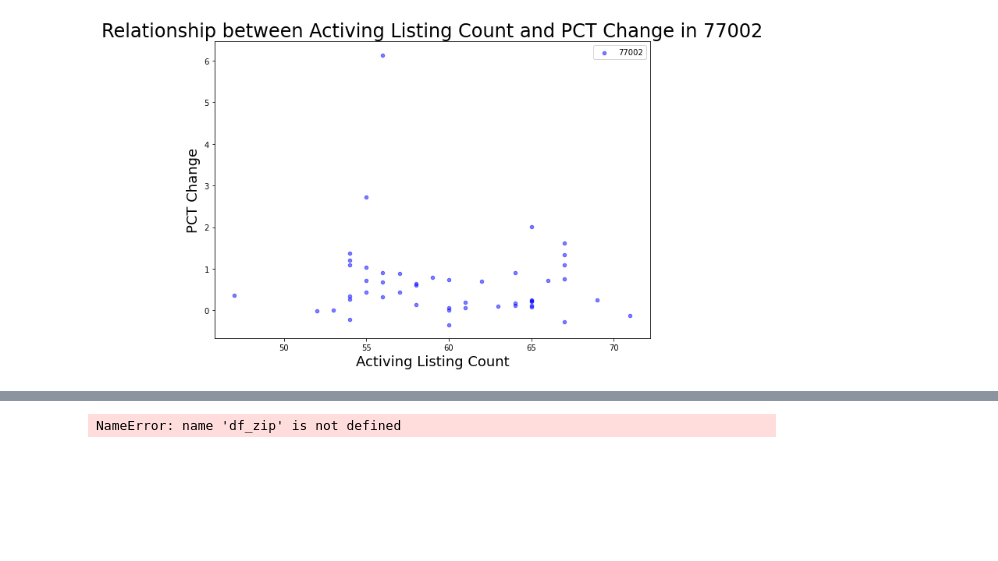
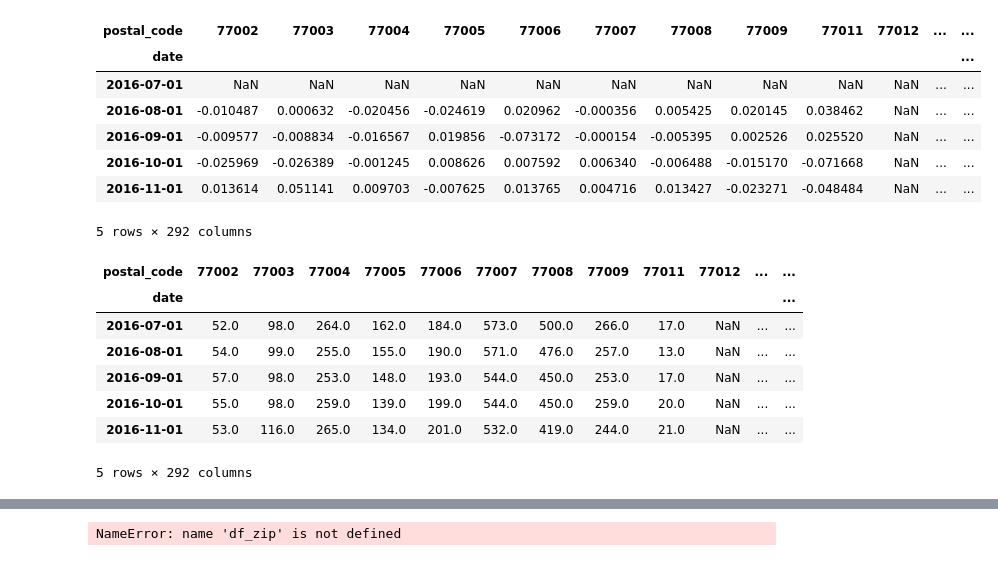
Before and after one commit to dovu93/Real_Estate_Investment_Identifier, a Jupyter notebook: Notebooks/Code_Analysis_Dennis.ipynb, the cells around one changed output, grey strips where cells are left out. Cells and saved outputs as stored; diff of their text form; code cells hidden in the pictures; blank space fills up the shorter version.

```diff
--- a/Notebooks/Code_Analysis_Dennis.ipynb
+++ b/Notebooks/Code_Analysis_Dennis.ipynb
@@ -20,4 +24,4 @@ KeyError: 'month_date_yyyymm'
 # %%
-pricing_data_df['pct_price_change'] = pricing_data_df['median_listing_price'].pct_change()
+pricing_data_df['pct_price_sqft_change'] = pricing_data_df['median_listing_price_per_square_feet'].pct_change()
 # %%
-pricing_data_df.dropna(inplace=True)
+pricing_data_df.index.rename('date', inplace=True)
@@ -42,8 +28,27 @@ pricing_data_df[pricing_data_df['postal_code'] == 77002].corr()
-# %%
-ax1 = pricing_data_df[pricing_data_df['postal_code'] == 77002].plot(kind='scatter', x='active_listing_count', y='pct_price_change', color='blue', alpha=0.5, figsize=(10, 7))
-plt.legend(labels=[77002])
-plt.title('Relationship between Activing Listing Count and PCT Change in 77002', size=24)
-plt.xlabel('Activing Listing Count', size=18)
-plt.ylabel('PCT Change', size=18);
-# %% [output]
-[figure, removed]
+# %%
+median_list_sqft_df = pd.pivot_table(pricing_data_df, index='date', columns = 'postal_code', values = 'median_listing_price_per_square_feet')
+# %%
+median_list_sqft_df_pct_change = median_list_sqft_df.pct_change()
+# %%
+median_list_sqft_df_pct_change.head()
+# %% [output]
+| postal_code | 77002 | 77003 | 77004 | 77005 | 77006 | 77007 | 77008 | 77009 | 77011 | 77012 | ... | ... |
+| date |  |  |  |  |  |  |  |  |  |  |  | ... |
+| 2016-07-01 | NaN | NaN | NaN | NaN | NaN | NaN | NaN | NaN | NaN | NaN | ... | ... |
+| 2016-08-01 | -0.010487 | 0.000632 | -0.020456 | -0.024619 | 0.020962 | -0.000356 | 0.005425 | 0.020145 | 0.038462 | NaN | ... | ... |
+| 2016-09-01 | -0.009577 | -0.008834 | -0.016567 | 0.019856 | -0.073172 | -0.000154 | -0.005395 | 0.002526 | 0.025520 | NaN | ... | ... |
+| 2016-10-01 | -0.025969 | -0.026389 | -0.001245 | 0.008626 | 0.007592 | 0.006340 | -0.006488 | -0.015170 | -0.071668 | NaN | ... | ... |
+| 2016-11-01 | 0.013614 | 0.051141 | 0.009703 | -0.007625 | 0.013765 | 0.004716 | 0.013427 | -0.023271 | -0.048484 | NaN | ... | ... |
+5 rows × 292 columns
+# %%
+active_listings_df = pd.pivot_table(pricing_data_df, index='date', columns = 'postal_code', values = 'active_listing_count')
+active_listings_df.head()
+# %% [output]
+| postal_code | 77002 | 77003 | 77004 | 77005 | 77006 | 77007 | 77008 | 77009 | 77011 | 77012 | ... | ... |
+| date |  |  |  |  |  |  |  |  |  |  |  | ... |
+| 2016-07-01 | 52.0 | 98.0 | 264.0 | 162.0 | 184.0 | 573.0 | 500.0 | 266.0 | 17.0 | NaN | ... | ... |
+| 2016-08-01 | 54.0 | 99.0 | 255.0 | 155.0 | 190.0 | 571.0 | 476.0 | 257.0 | 13.0 | NaN | ... | ... |
+| 2016-09-01 | 57.0 | 98.0 | 253.0 | 148.0 | 193.0 | 544.0 | 450.0 | 253.0 | 17.0 | NaN | ... | ... |
+| 2016-10-01 | 55.0 | 98.0 | 259.0 | 139.0 | 199.0 | 544.0 | 450.0 | 259.0 | 20.0 | NaN | ... | ... |
+| 2016-11-01 | 53.0 | 116.0 | 265.0 | 134.0 | 201.0 | 532.0 | 419.0 | 244.0 | 21.0 | NaN | ... | ... |
+5 rows × 292 columns
```
Also changed, not shown: parts of 16 cells of this notebook, 2 other files.
